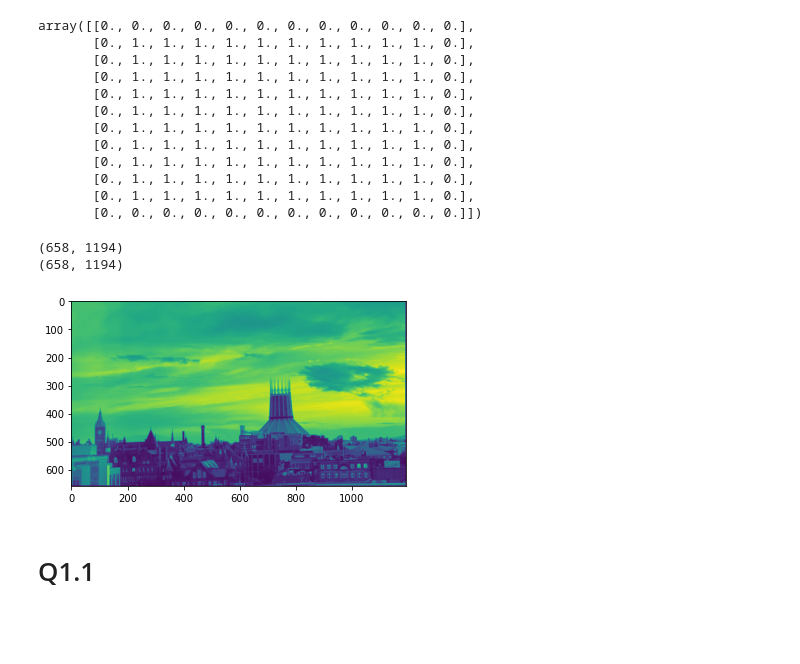
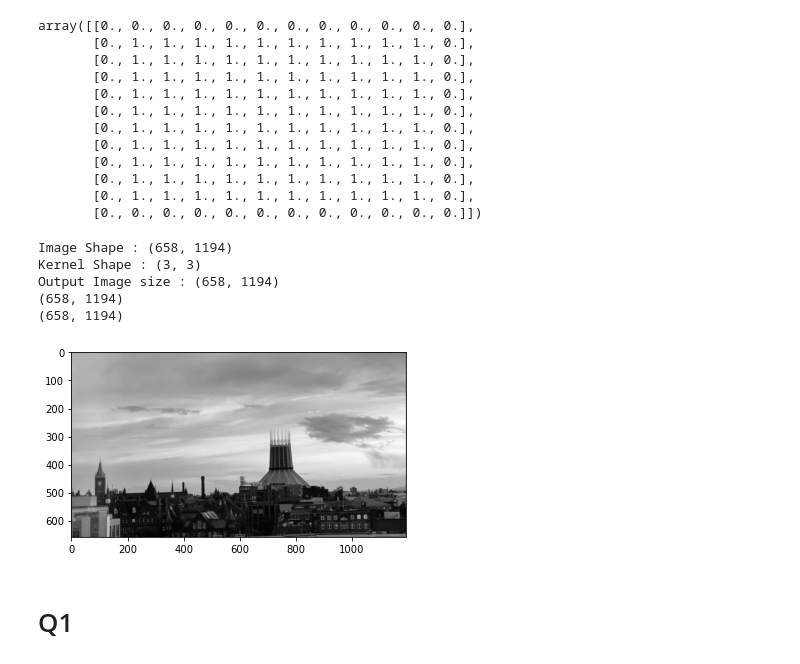
Before and after one commit to LANNDS18/ComputerVision_lab, a Jupyter notebook: lab2/lab2_notebook.ipynb, the cells around one changed output. Drawn from its saved outputs; the diff is of its cells as text; code cells hidden in the pictures; blank space fills up the shorter version.

```diff
--- a/lab2/lab2_notebook.ipynb
+++ b/lab2/lab2_notebook.ipynb
@@ -11,9 +11,12 @@ img.shape
 [figure]
 # %%
 def process_image(image):
-    image = cv2.cvtColor(src=image, code=cv2.COLOR_BGR2GRAY)
+    image = cv2.cvtColor(src=image, code=cv2.COLOR_RGB2BGR)
+    image = cv2.cvtColor(src=image, code=cv2.COLOR_RGBA2GRAY)
     return image
 
 img_gray = process_image(img)
-plt.imshow(img_gray)
+plt.imshow(img_gray, cmap='gray')
+print(img.shape)
+print(img_gray.shape)
 # %% [output]
@@ -88,15 +97,18 @@ array([[0., 0., 0., 0., 0., 0., 0., 0., 0., 0., 0., 0.],
 # %%
 def test_convolve_2d():
     mock_kernel = np.ones((3,3))/9
     img_convolve = convolve_2d(image=img_gray, kernel=mock_kernel, padding=1)
-    plt.imshow(img_convolve)
+    plt.imshow(img_convolve,  cmap='gray')
     print(img_gray.shape)
     print(img_convolve.shape)
 
 test_convolve_2d()
 # %% [output]
+Image Shape : (658, 1194)
+Kernel Shape : (3, 3)
+Output Image size : (658, 1194)
 (658, 1194)
 (658, 1194)
-[figure, old version]
+[figure, new version]
 # %% [markdown]
-# Q1.1
+# Q1
```
Also changed, not shown: parts of 15 cells of this notebook, 1 other file.
